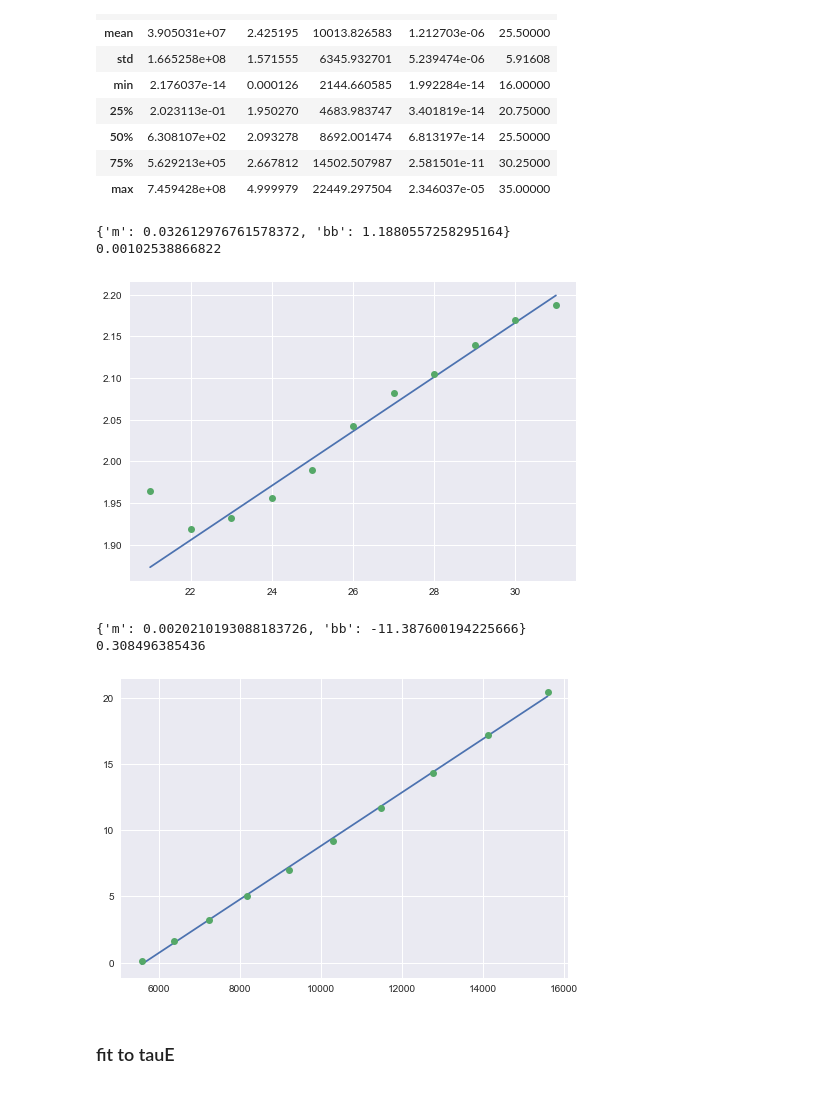
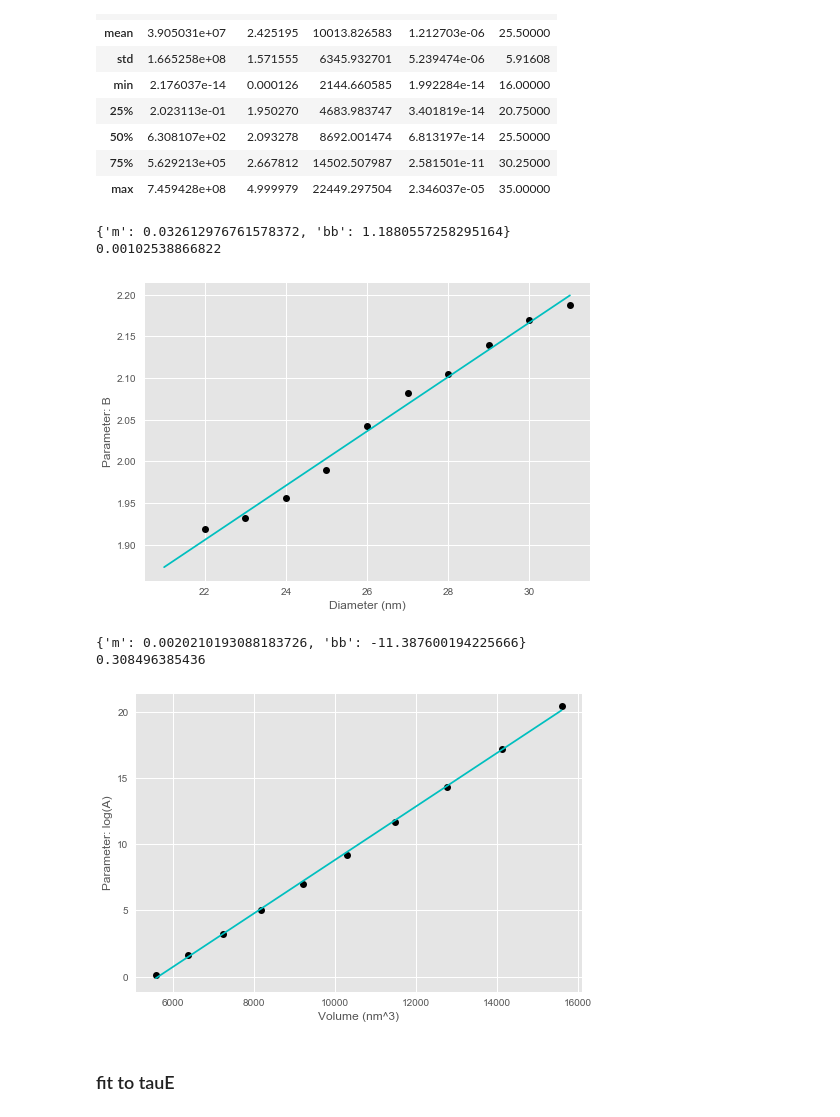
Before and after one commit to cshasha/simulation-analysis, a Jupyter notebook: tau_fitting.ipynb, the cells around one changed output. Saved outputs shown, nothing was run; the diff lists cells and outputs as text; code cells hidden in the pictures.

```diff
--- a/tau_fitting.ipynb
+++ b/tau_fitting.ipynb
@@ -16,7 +16,7 @@ from sklearn.linear_model import LinearRegression
 from sklearn.ensemble import RandomForestRegressor
 from sklearn.svm import SVR
 from lmfit import Model
-pl.style.use('seaborn')
+pl.style.use('seaborn-dark-palette')
 pl.rc('font',family='Arial')
 # %% [markdown]
 ### constants
@@ -431,34 +480,39 @@ result = lfit.fit(taufitN[(taufitN['chi'] < 1e-13)&(taufitN['size'] >21)]['B'],
 print(result.values)
 print(result.chisqr)
 
-pl.plot(taufitN[(taufitN['chi'] < 1e-13)]['size'],linefit(taufitN[(taufitN['chi'] < 1e-13)]['size'],**result.values))
-pl.plot(taufitN[(taufitN['chi'] < 1e-13)]['size'], \
-        taufitN[(taufitN['chi'] < 1e-13)]['B'],marker = 'o', linestyle="None")
+pl.plot(taufitN[(taufitN['chi'] < 1e-13)&(taufitN['size']>21)]['size'], \
+        taufitN[(taufitN['chi'] < 1e-13)&(taufitN['size']>21)]['B'],marker = 'o', linestyle="None", c="black")
+pl.plot(taufitN[(taufitN['chi'] < 1e-13)]['size'],linefit(taufitN[(taufitN['chi'] < 1e-13)]['size'],**result.values),c="c")
+
+ylabel('Parameter: B')
+xlabel('Diameter (nm)')
 pl.show()
 # %% [output]
 {'m': 0.032612976761578372, 'bb': 1.1880557258295164}
 0.00102538866822
-[figure, old version]
+[figure, new version]
 # %%
 lfit = Model(linefit, independent_vars=['x'])
 lfit.set_param_hint('m', min=0)
 
 taufitN['logN'] = np.log(taufitN[(taufitN['chi'] < 1e-13)&(taufitN['size'] >21)]['A'])
 cut = taufitN[(taufitN['chi'] < 1e-13)&(taufitN['size'] >21)]
 
 result = lfit.fit(cut['logN'], x=cut['Vc'],  \
                      m=100000, bb=0,nan_policy='omit', method='leastsq')
 print(result.values)
 print(result.chisqr)
 
-pl.plot(cut['Vc'],linefit(cut['Vc'],**result.values))
+pl.plot(cut['Vc'], cut['logN'],marker = 'o', linestyle="None",c="black")
+pl.plot(cut['Vc'] ,linefit(cut['Vc'],**result.values),c="c")
+ylabel('Parameter: log(A)')
+xlabel('Volume (nm^3)')
 
-pl.plot(cut['Vc'], cut['logN'],marker = 'o', linestyle="None")
 pl.show()
 # %% [output]
 {'m': 0.0020210193088183726, 'bb': -11.387600194225666}
 0.308496385436
-[figure, old version]
+[figure, new version]
 # %% [markdown]
 ### fit to tauE
 # %%
```
Also changed, not shown: parts of 7 cells of this notebook.
